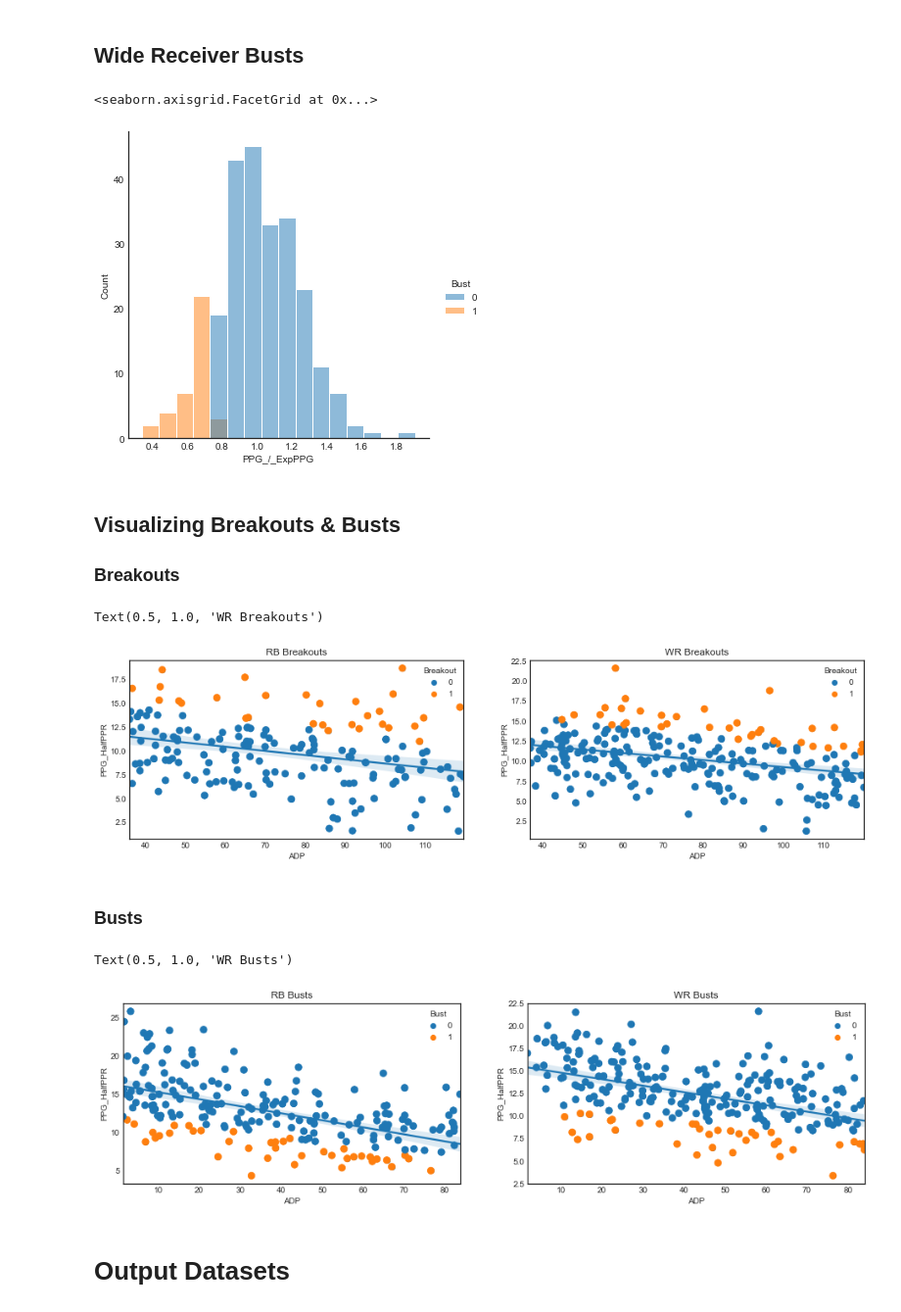
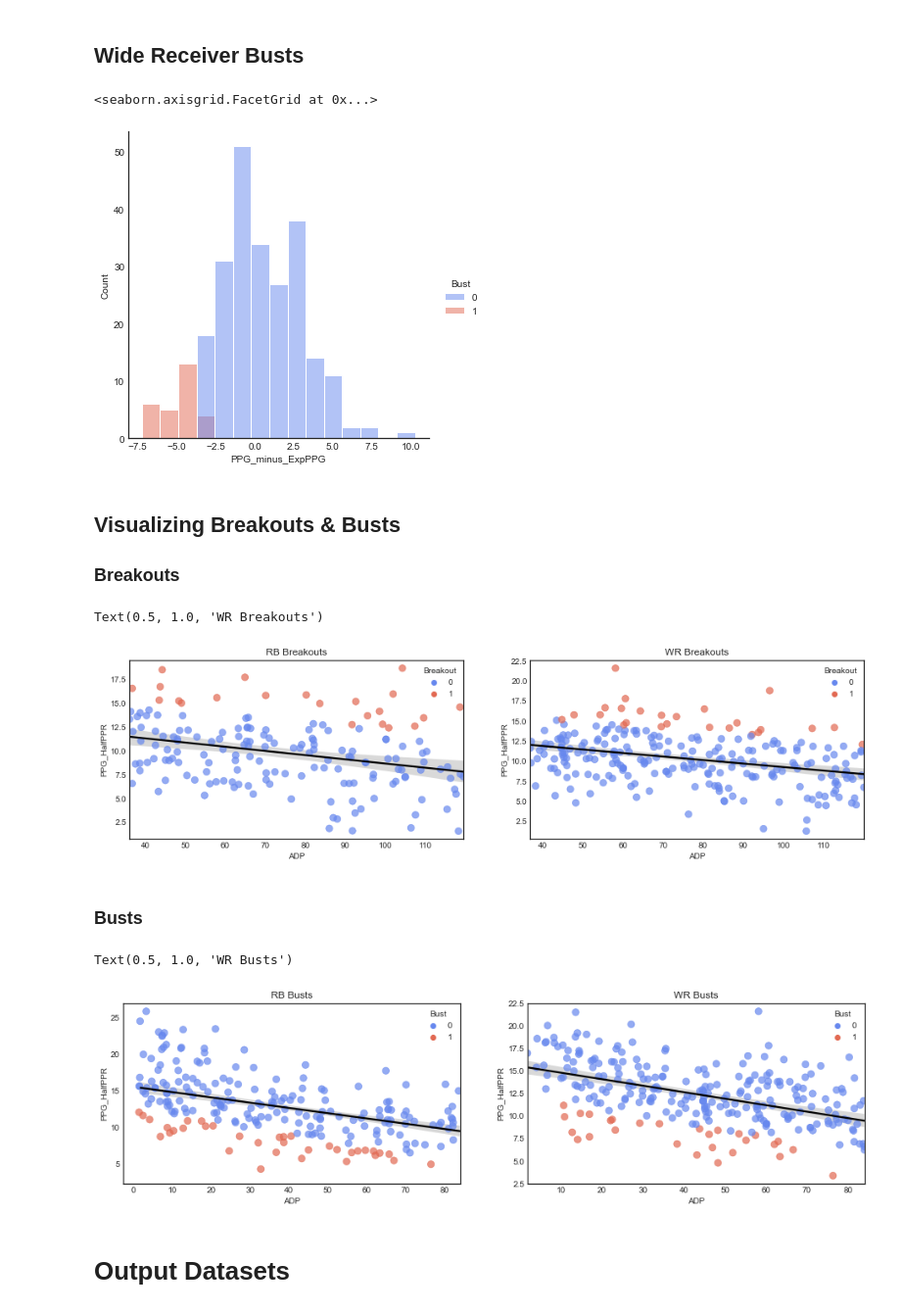
Before and after one commit to BrentonGraham/fantasy-football-ml, a Jupyter notebook: breakout-bust-prediction/1-data-preparation.ipynb, the cells around one changed output. Shown at 98% size. Cells and saved outputs as stored; diff of their text form; code cells hidden in the pictures.

```diff
--- a/breakout-bust-prediction/1-data-preparation.ipynb
+++ b/breakout-bust-prediction/1-data-preparation.ipynb
@@ -103,10 +106,10 @@ sns.displot(rb_breakout_df, x='PPG_/_ExpPPG', edgecolor='white', hue='Breakout')
 # %%
 # Prepare data for linear regression
 wr_breakout_df = get_expectedPPG(df.loc[(df.Position == 'WR') & (df.ADP >= 36)])
-wr_breakout_df['Breakout'] = np.where(wr_breakout_df['PPG_/_ExpPPG'] > 1.30, 1, 0)
+wr_breakout_df['Breakout'] = np.where(wr_breakout_df['PPG_minus_ExpPPG'] > 3.5, 1, 0)
 
 # Visualize distribution of PPG/ExpPPG
 plt.style.use('seaborn-white')
-sns.displot(wr_breakout_df, x='PPG_/_ExpPPG', edgecolor='white', hue='Breakout')
+sns.displot(wr_breakout_df, x='PPG_minus_ExpPPG', palette=set_palette, edgecolor='white', hue='Breakout')
 # %% [output]
 <seaborn.axisgrid.FacetGrid at 0x...>
@@ -116,10 +119,10 @@ sns.displot(wr_breakout_df, x='PPG_/_ExpPPG', edgecolor='white', hue='Breakout')
 # %%
 # Prepare data for linear regression
 rb_bust_df = get_expectedPPG(df.loc[(df.Position == 'RB') & (df.ADP <= 84)])
-rb_bust_df['Bust'] = np.where(rb_bust_df['PPG_/_ExpPPG'] < 0.75, 1, 0)
+rb_bust_df['Bust'] = np.where(rb_bust_df['PPG_minus_ExpPPG'] < -3.5, 1, 0)
 
 # Visualize distribution of PPG/ExpPPG
 plt.style.use('seaborn-white')
-sns.displot(rb_bust_df, x='PPG_/_ExpPPG', edgecolor='white', hue='Bust')
+sns.displot(rb_bust_df, x='PPG_minus_ExpPPG', palette=set_palette, edgecolor='white', hue='Bust')
 # %% [output]
 <seaborn.axisgrid.FacetGrid at 0x...>
@@ -129,14 +132,14 @@ sns.displot(rb_bust_df, x='PPG_/_ExpPPG', edgecolor='white', hue='Bust')
 # %%
 # Prepare data for linear regression
 wr_bust_df = get_expectedPPG(df.loc[(df.Position == 'WR') & (df.ADP <= 84)])
-wr_bust_df['Bust'] = np.where(wr_bust_df['PPG_/_ExpPPG'] < 0.75, 1, 0)
+wr_bust_df['Bust'] = np.where(wr_bust_df['PPG_minus_ExpPPG'] < -3.5, 1, 0)
 
 # Visualize distribution of PPG/ExpPPG
 plt.style.use('seaborn-white')
-sns.displot(wr_bust_df, x='PPG_/_ExpPPG', edgecolor='white', hue='Bust')
+sns.displot(wr_bust_df, x='PPG_minus_ExpPPG', palette=set_palette, edgecolor='white', hue='Bust')
 # %% [output]
 <seaborn.axisgrid.FacetGrid at 0x...>
-[figure, old version]
+[figure, new version]
 # %% [markdown]
 ## Visualizing Breakouts & Busts
 ### Breakouts
@@ -146,40 +149,40 @@ plt.style.use('seaborn-white')
 fig, ax = plt.subplots(1, 2, figsize=(16, 4))
 
 # RB Breakouts
-sns.regplot(data=rb_breakout_df, x='ADP', y='PPG_HalfPPR', color=None, ax=ax[0])
-sns.scatterplot(data=rb_breakout_df, x='ADP', y='PPG_HalfPPR', edgecolor=None, hue='Breakout', s=70, ax=ax[0])
+sns.regplot(data=rb_breakout_df, x='ADP', y='PPG_HalfPPR', color='black', scatter_kws={'s': 0}, ax=ax[0])
+sns.scatterplot(data=rb_breakout_df, x='ADP', y='PPG_HalfPPR', edgecolor=None, palette=set_palette, hue='Breakout', alpha=0.7, s=70, ax=ax[0])
 
 # WR Breatkouts
-sns.regplot(data=wr_breakout_df, x='ADP', y='PPG_HalfPPR', color=None, ax=ax[1])
-sns.scatterplot(data=wr_breakout_df, x='ADP', y='PPG_HalfPPR', edgecolor=None, hue='Breakout', s=70, ax=ax[1])
+sns.regplot(data=wr_breakout_df, x='ADP', y='PPG_HalfPPR', color='black', scatter_kws={'s': 0}, ax=ax[1])
+sns.scatterplot(data=wr_breakout_df, x='ADP', y='PPG_HalfPPR', edgecolor=None, palette=set_palette, hue='Breakout', alpha=0.7, s=70, ax=ax[1])
 
 # Labels
 ax[0].set_title('RB Breakouts')
 ax[1].set_title('WR Breakouts')
 # %% [output]
 Text(0.5, 1.0, 'WR Breakouts')
-[figure, old version]
+[figure, new version]
 # %% [markdown]
 ### Busts
 # %%
 # Figure space
 plt.style.use('seaborn-white')
 fig, ax = plt.subplots(1, 2, figsize=(16, 4))
 
 # RB Breakouts
-sns.regplot(data=rb_bust_df, x='ADP', y='PPG_HalfPPR', color=None, ax=ax[0])
-sns.scatterplot(data=rb_bust_df, x='ADP', y='PPG_HalfPPR', edgecolor=None, hue='Bust', s=70, ax=ax[0])
+sns.regplot(data=wr_bust_df, x='ADP', y='PPG_HalfPPR', color='black', scatter_kws={'s': 0}, ax=ax[0])
+sns.scatterplot(data=rb_bust_df, x='ADP', y='PPG_HalfPPR', edgecolor=None, palette=set_palette, hue='Bust', alpha=0.7, s=70, ax=ax[0])
 
 # WR Breatkouts
-sns.regplot(data=wr_bust_df, x='ADP', y='PPG_HalfPPR', color=None, ax=ax[1])
-sns.scatterplot(data=wr_bust_df, x='ADP', y='PPG_HalfPPR', edgecolor=None, hue='Bust', s=70, ax=ax[1])
+sns.regplot(data=wr_bust_df, x='ADP', y='PPG_HalfPPR', color='black', scatter_kws={'s': 0}, ax=ax[1])
+sns.scatterplot(data=wr_bust_df, x='ADP', y='PPG_HalfPPR', edgecolor=None, palette=set_palette, hue='Bust', alpha=0.7, s=70, ax=ax[1])
 
 # Labels
 ax[0].set_title('RB Busts')
 ax[1].set_title('WR Busts')
 # %% [output]
 Text(0.5, 1.0, 'WR Busts')
-[figure, old version]
+[figure, new version]
 # %% [markdown]
 # Output Datasets
 # %%
```
Also changed, not shown: parts of 7 cells of this notebook, 7 other files.
